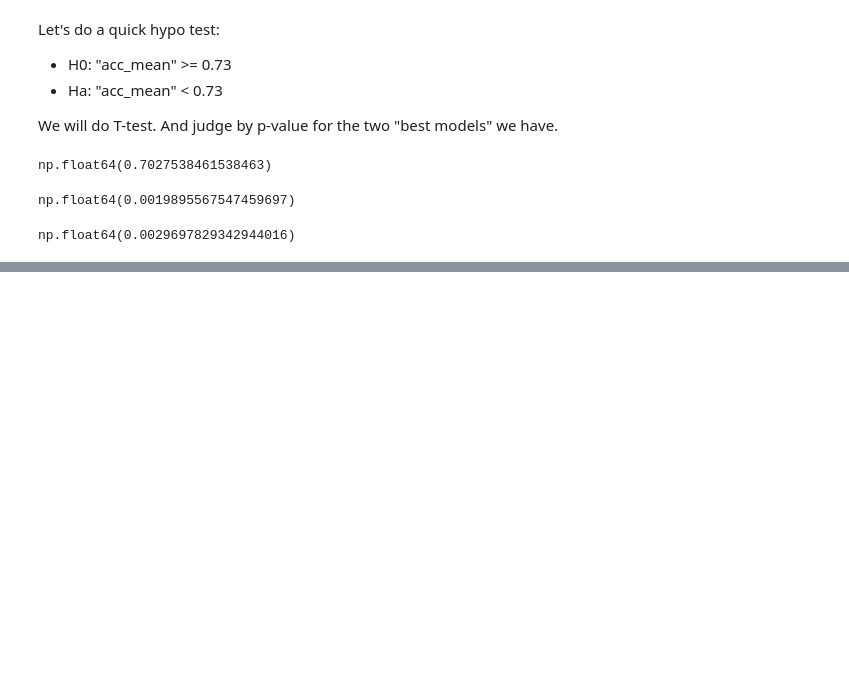
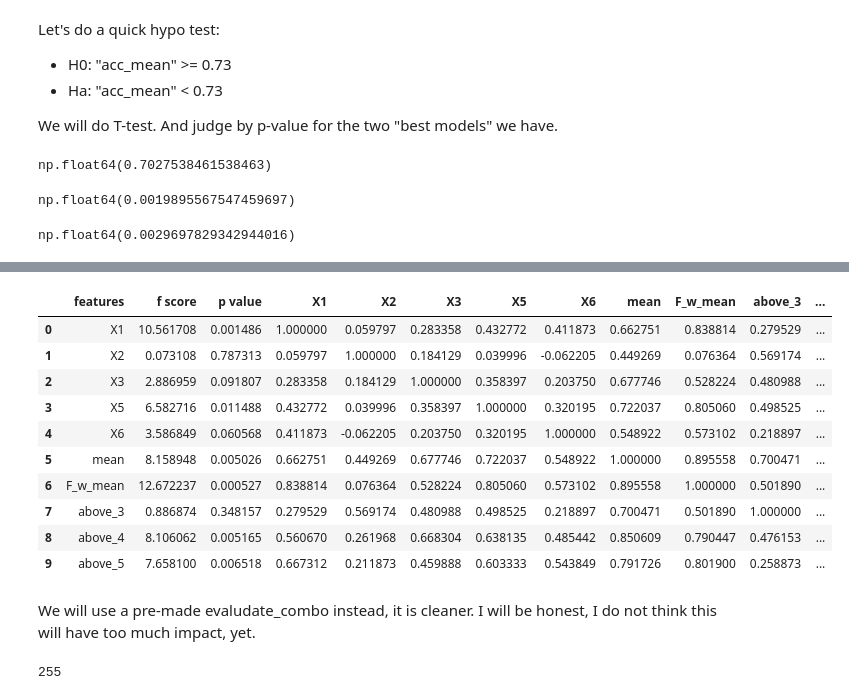
Before and after one commit to YCoeusZ/OAM6GH5slDAHadnQ, a Jupyter notebook: note_books/KNN_and_A_Standdard_Pipeline.ipynb, the cells around one changed output, grey strips where cells are left out. Saved outputs shown, nothing was run; the diff lists cells and outputs as text; code cells hidden in the pictures; blank space fills up the shorter version.

```diff
--- a/note_books/KNN_and_A_Standdard_Pipeline.ipynb
+++ b/note_books/KNN_and_A_Standdard_Pipeline.ipynb
@@ -877,0 +890,6 @@ Although H0 is rejected of I use the common $\alpha=0.05$ line, I feel this is s
+# %%
+eva_pipe=Pipeline([("DataCreater", training.data_creator()),("DataSelector",training.data_selector())])
+tar_arr=np.ravel(tar.values)
+eva_pipe.fit(X=feat5,y=tar)
+eva_out=eva_pipe.transform(X=feat5)
+eva_out.columns
@@ -877,0 +910,36 @@ Although H0 is rejected of I use the common $\alpha=0.05$ line, I feel this is s
+# %%
+eva_pipe["DataSelector"].total_
+# %% [output]
+|  | features | f score | p value | X1 | X2 | X3 | X5 | X6 | mean | F_w_mean | above_3 | ... |
+| 0 | X1 | 10.561708 | 0.001486 | 1.000000 | 0.059797 | 0.283358 | 0.432772 | 0.411873 | 0.662751 | 0.838814 | 0.279529 | ... |
+| 1 | X2 | 0.073108 | 0.787313 | 0.059797 | 1.000000 | 0.184129 | 0.039996 | -0.062205 | 0.449269 | 0.076364 | 0.569174 | ... |
+| 2 | X3 | 2.886959 | 0.091807 | 0.283358 | 0.184129 | 1.000000 | 0.358397 | 0.203750 | 0.677746 | 0.528224 | 0.480988 | ... |
+| 3 | X5 | 6.582716 | 0.011488 | 0.432772 | 0.039996 | 0.358397 | 1.000000 | 0.320195 | 0.722037 | 0.805060 | 0.498525 | ... |
+| 4 | X6 | 3.586849 | 0.060568 | 0.411873 | -0.062205 | 0.203750 | 0.320195 | 1.000000 | 0.548922 | 0.573102 | 0.218897 | ... |
+| 5 | mean | 8.158948 | 0.005026 | 0.662751 | 0.449269 | 0.677746 | 0.722037 | 0.548922 | 1.000000 | 0.895558 | 0.700471 | ... |
+| 6 | F_w_mean | 12.672237 | 0.000527 | 0.838814 | 0.076364 | 0.528224 | 0.805060 | 0.573102 | 0.895558 | 1.000000 | 0.501890 | ... |
+| 7 | above_3 | 0.886874 | 0.348157 | 0.279529 | 0.569174 | 0.480988 | 0.498525 | 0.218897 | 0.700471 | 0.501890 | 1.000000 | ... |
+| 8 | above_4 | 8.106062 | 0.005165 | 0.560670 | 0.261968 | 0.668304 | 0.638135 | 0.485442 | 0.850609 | 0.790447 | 0.476153 | ... |
+| 9 | above_5 | 7.658100 | 0.006518 | 0.667312 | 0.211873 | 0.459888 | 0.603333 | 0.543849 | 0.791726 | 0.801900 | 0.258873 | ... |
+# %% [markdown]
+We will use a pre-made evaludate_combo instead, it is cleaner. I will be honest, I do not think this will have too much impact, yet.
+# %%
+range_nn = range(1, 15 + 1)
+range_feat5_combin = training.all_combin(eva_out.columns)
+print(len(range_feat5_combin))
+
+n_split = 5
+n_repeats = 20
+RSKF = RepeatedStratifiedKFold(n_splits=n_split, random_state=420, n_repeats=n_repeats)
+splits = list(RSKF.split(X=feat5, y=tar))
+
+pipe=Pipeline([
+    ("DataCreate", training.data_creator()),
+    ("DataSelector", training.data_selector()),
+    ("scale",StandardScaler()),
+    ("KNN",KNeighborsClassifier())]
+)
+
+jobs5 = list(itertools.product(range_feat5_combin, range_nn))
+# %% [output]
+255
```
Also changed, not shown: parts of 26 cells of this notebook, 2 other files.
